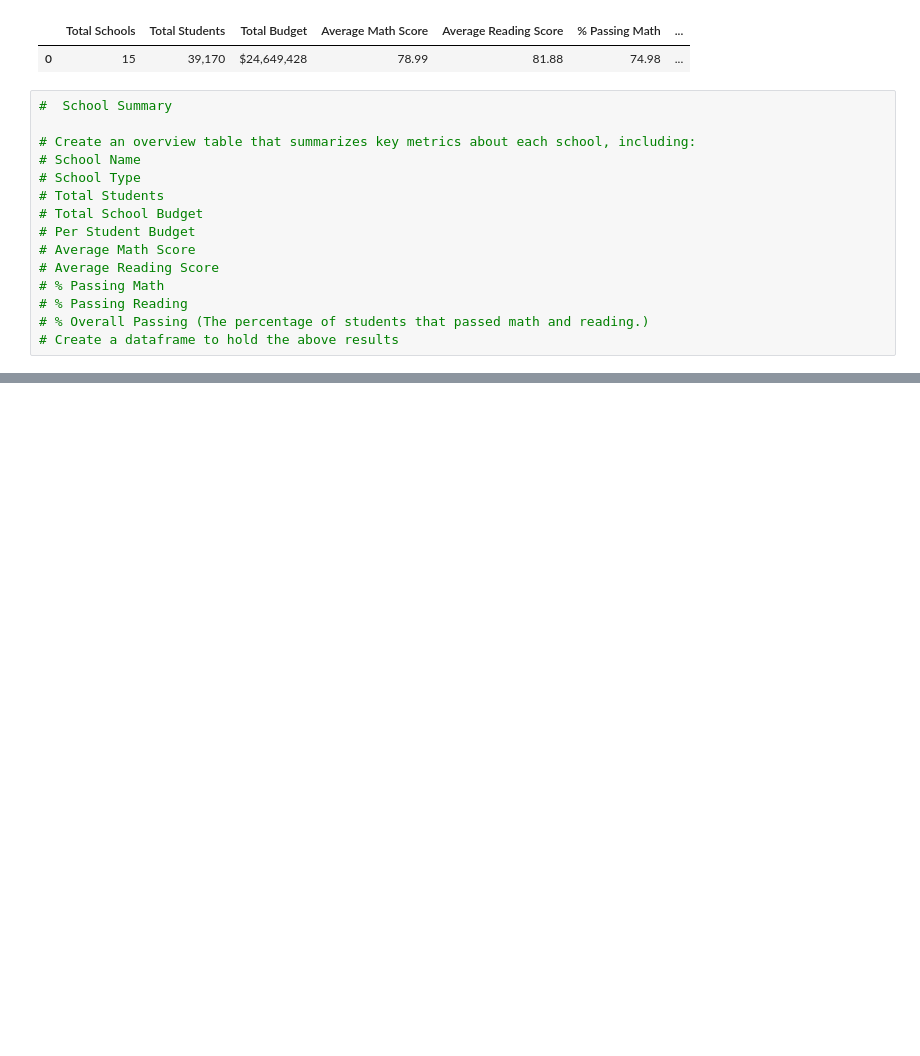
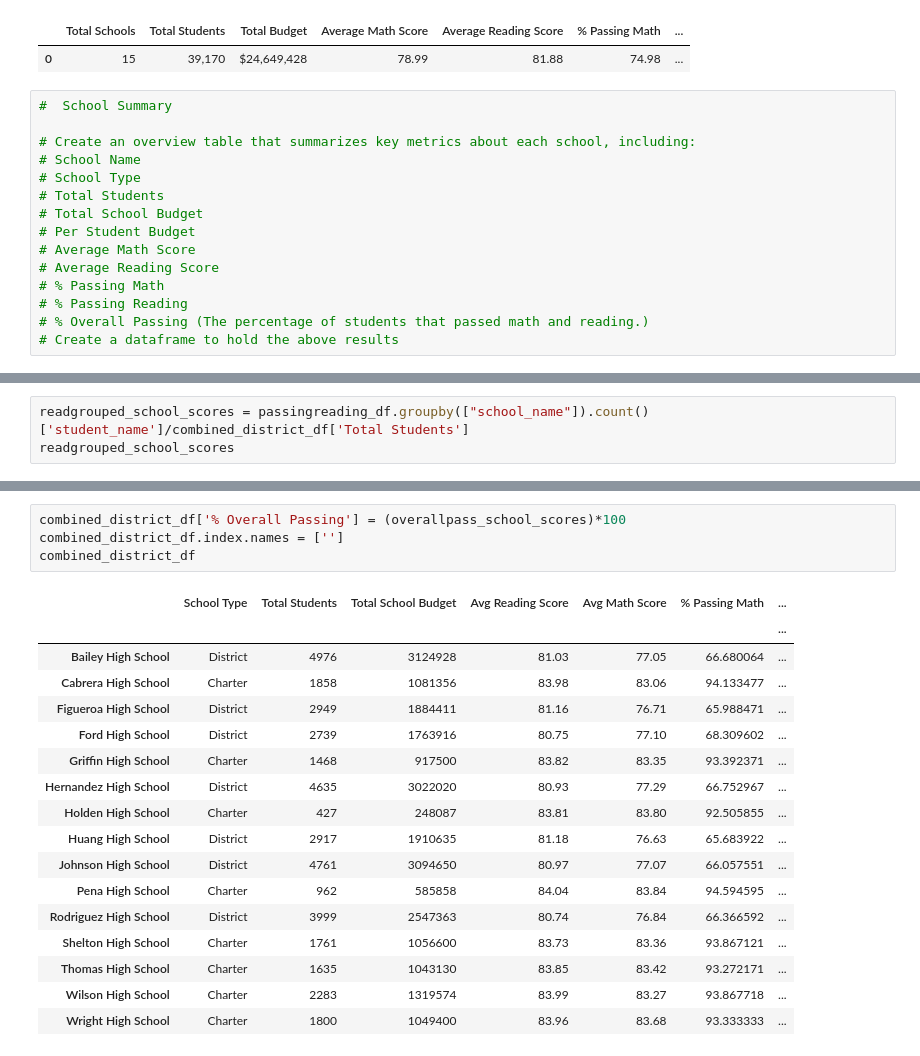
Before and after one commit to rromang/pandas-analysis, a Jupyter notebook: PyCitySchools/pycityschools.ipynb, the cells around one changed output, grey strips where cells are left out. Drawn from its saved outputs; the diff is of its cells as text; blank space fills up the shorter version.

```diff
--- a/PyCitySchools/pycityschools.ipynb
+++ b/PyCitySchools/pycityschools.ipynb
@@ -345,0 +398,3 @@ combined_district_df
+# %%
+readgrouped_school_scores = passingreading_df.groupby(["school_name"]).count()['student_name']/combined_district_df['Total Students']
+readgrouped_school_scores
@@ -346,3 +478,25 @@ combined_district_df
+# %%
+combined_district_df['% Overall Passing'] = (overallpass_school_scores)*100
+combined_district_df.index.names = ['']
+combined_district_df
+# %% [output]
+|  | School Type | Total Students | Total School Budget | Avg Reading Score | Avg Math Score | % Passing Math | ... |
+|  |  |  |  |  |  |  | ... |
+| Bailey High School | District | 4976 | 3124928 | 81.03 | 77.05 | 66.680064 | ... |
+| Cabrera High School | Charter | 1858 | 1081356 | 83.98 | 83.06 | 94.133477 | ... |
+| Figueroa High School | District | 2949 | 1884411 | 81.16 | 76.71 | 65.988471 | ... |
+| Ford High School | District | 2739 | 1763916 | 80.75 | 77.10 | 68.309602 | ... |
+| Griffin High School | Charter | 1468 | 917500 | 83.82 | 83.35 | 93.392371 | ... |
+| Hernandez High School | District | 4635 | 3022020 | 80.93 | 77.29 | 66.752967 | ... |
+| Holden High School | Charter | 427 | 248087 | 83.81 | 83.80 | 92.505855 | ... |
+| Huang High School | District | 2917 | 1910635 | 81.18 | 76.63 | 65.683922 | ... |
+| Johnson High School | District | 4761 | 3094650 | 80.97 | 77.07 | 66.057551 | ... |
+| Pena High School | Charter | 962 | 585858 | 84.04 | 83.84 | 94.594595 | ... |
+| Rodriguez High School | District | 3999 | 2547363 | 80.74 | 76.84 | 66.366592 | ... |
+| Shelton High School | Charter | 1761 | 1056600 | 83.73 | 83.36 | 93.867121 | ... |
+| Thomas High School | Charter | 1635 | 1043130 | 83.85 | 83.42 | 93.272171 | ... |
+| Wilson High School | Charter | 2283 | 1319574 | 83.99 | 83.27 | 93.867718 | ... |
+| Wright High School | Charter | 1800 | 1049400 | 83.96 | 83.68 | 93.333333 | ... |
 # %%
 combined_district_df['Per Student Budget'] = combined_district_df['Total School Budget']/combined_district_df['Total Students']
 combined_district_df
```
Also changed, not shown: parts of 47 cells of this notebook.
